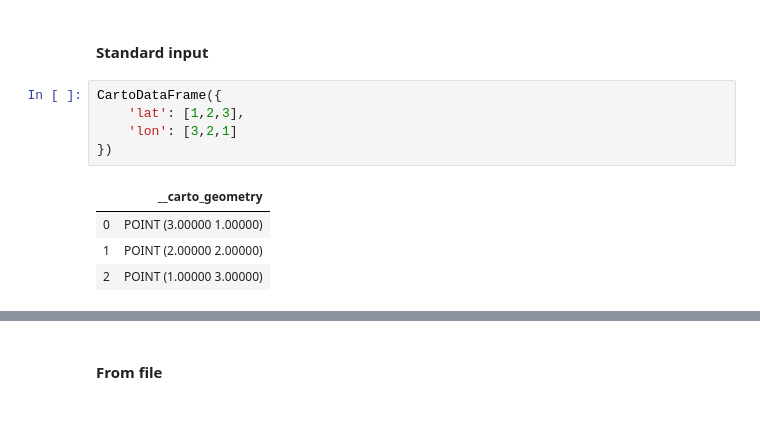
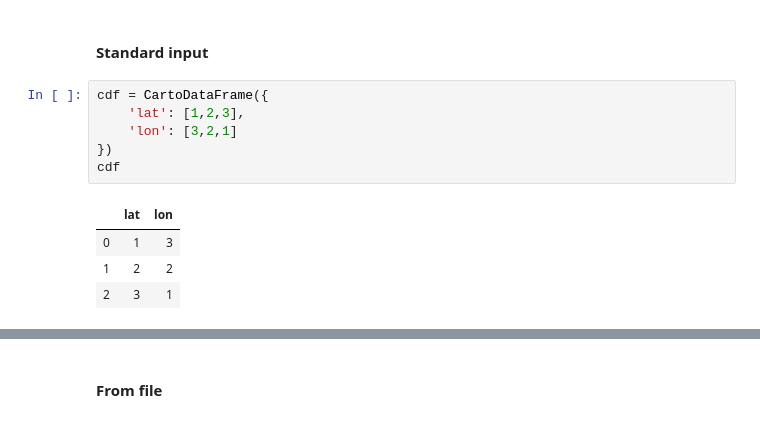
Before and after one commit to CartoDB/cartoframes, a Jupyter notebook: examples/_debug/cartodataframe.ipynb, the cells around one changed output, grey strips where cells are left out. Cells and saved outputs as stored; diff of their text form.

```diff
--- a/examples/_debug/cartodataframe.ipynb
+++ b/examples/_debug/cartodataframe.ipynb
@@ -11,12 +11,13 @@ from cartoframes import CartoDataFrame
 # %% [markdown]
 #### Standard input
 # %%
-CartoDataFrame({
+cdf = CartoDataFrame({
     'lat': [1,2,3],
     'lon': [3,2,1]
 })
+cdf
 # %% [output]
-|  | __carto_geometry |
-| 0 | POINT (3.00000 1.00000) |
-| 1 | POINT (2.00000 2.00000) |
-| 2 | POINT (1.00000 3.00000) |
+|  | lat | lon |
+| 0 | 1 | 3 |
+| 1 | 2 | 2 |
+| 2 | 3 | 1 |
```
Also changed, not shown: parts of 9 cells of this notebook, 4 other files.
